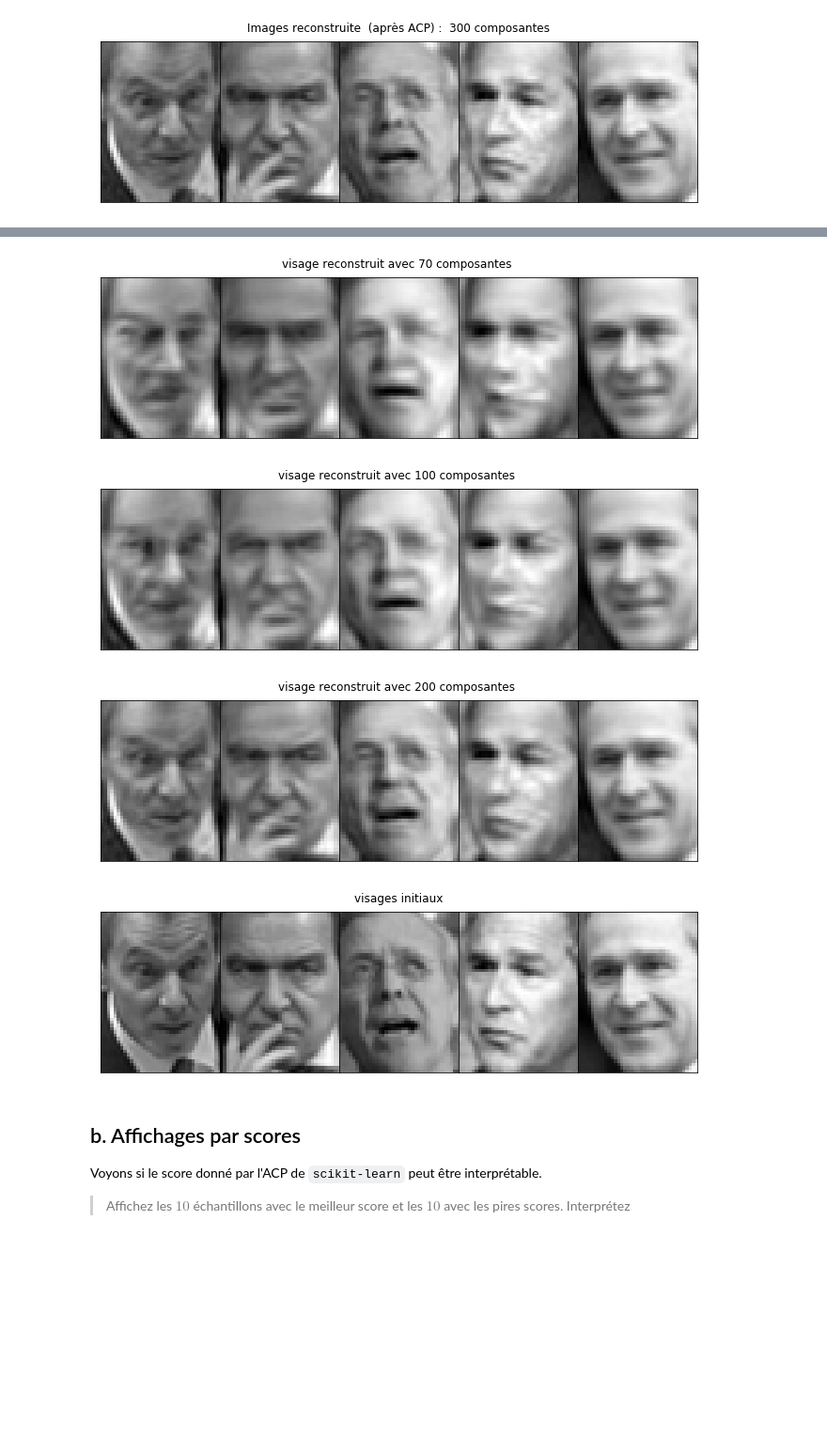
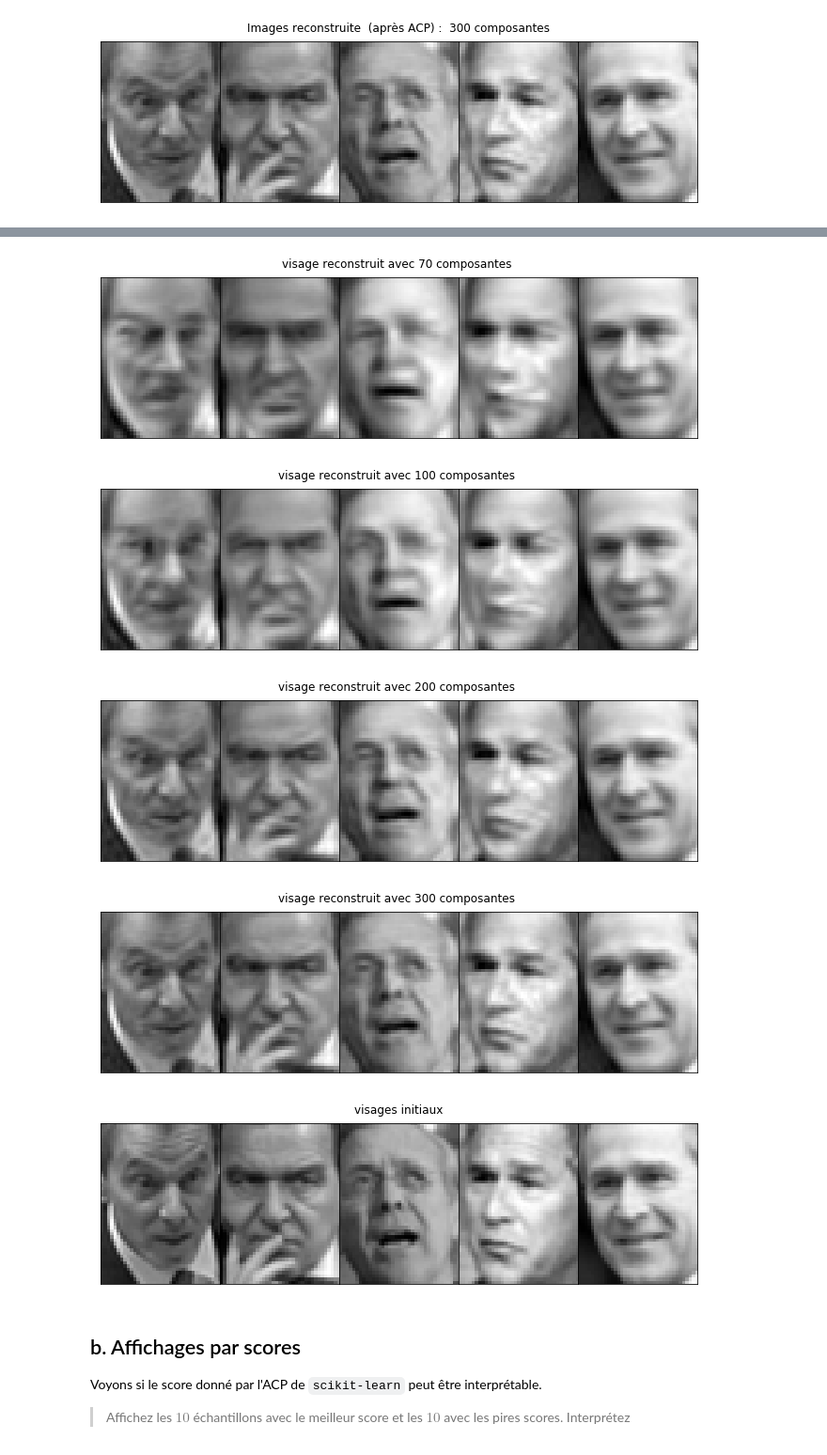
Before and after one commit to campusplage/compte-rendus-bobo_florian__seck_omar, a Jupyter notebook: TP2_sklearn.ipynb, the cells around one changed output, grey strips where cells are left out. Shown at 94% size. Drawn from its saved outputs; the diff is of its cells as text; code cells hidden in the pictures; blank space fills up the shorter version.

```diff
--- a/TP2_sklearn.ipynb
+++ b/TP2_sklearn.ipynb
@@ -303,33 +303,34 @@ plot_images(rebuild_data,title=f'Images reconstruite  (après ACP) :  {n_composa
 # %%
 # Maintenant, pour les nombres de composantes suivants: 5, 10, 30, 50, 70, 100, 200, affichez les visages reconstruits sur une ligne
 # puis les visages initiaux sur une ligne.
 # Indice: vous avez deux options: réapprendre une ACP à chaque fois, ou bien réutiliser la même plusieurs fois.
 pca = PCA(n_components=n_composante) # On fait une ACP avec 'n_componsante' composante
 pca.fit(d.data) # on applique l'acp au jeu de données
 transform_data=pca.transform(d.data)  # on exprime le jeu de données selon les composantes créées .
 def full_inv(transform_data,ncomp,n_composante) :
   ''' On récupère la matrice transformé par acp et on comble les dimensions manquantes en remplissant des colonnes par des vecteurs de 0 pour que la composante ne s'exprime
   pas dans l'inversion de l'ACP. On récupère une matrice qui va pouvoir subir la transformation inverse de l'ACP à 'n_composantes' composantes  avec seulement
    'ncomp' composantes '''
   return np.append(transform_data[:,0:ncomp],
                    [[0 for __ in range(n_composante-ncomp)]for _ in range(transform_data.shape[0])],
                    axis=1)
 
-for ncomp in [5, 10, 30, 50, 70, 100, 200]:  # On lance dans une boucle un plot qui va afficher à chaque itération 5 images exprimé sur 'nomp' composantes
+for ncomp in [5, 10, 30, 50, 70, 100, 200,300]:  # On lance dans une boucle un plot qui va afficher à chaque itération 5 images exprimé sur 'nomp' composantes
   toinv=full_inv(transform_data,ncomp,n_composante) # On applique la fonction full_inv définit précédement
   plot_images(pca.inverse_transform(toinv),title=f'visage reconstruit avec {ncomp} composantes ' ,n_col=5,n_row=1) #On affiche les 5 images
 
 # Affichez sur une ligne les 5 premières images originales
 plot_images(d.data, 'visages initiaux', n_row=1, n_col=5)
 # %% [output]
 [figure]
 [figure]
 [figure]
 [figure]
 [figure]
 [figure]
 [figure]
-[figure, old version]
+[figure, new version]
+[figure, added]
 # %% [markdown]
 ## b. Affichages par scores
 
```
Also changed, not shown: parts of 5 cells of this notebook.
